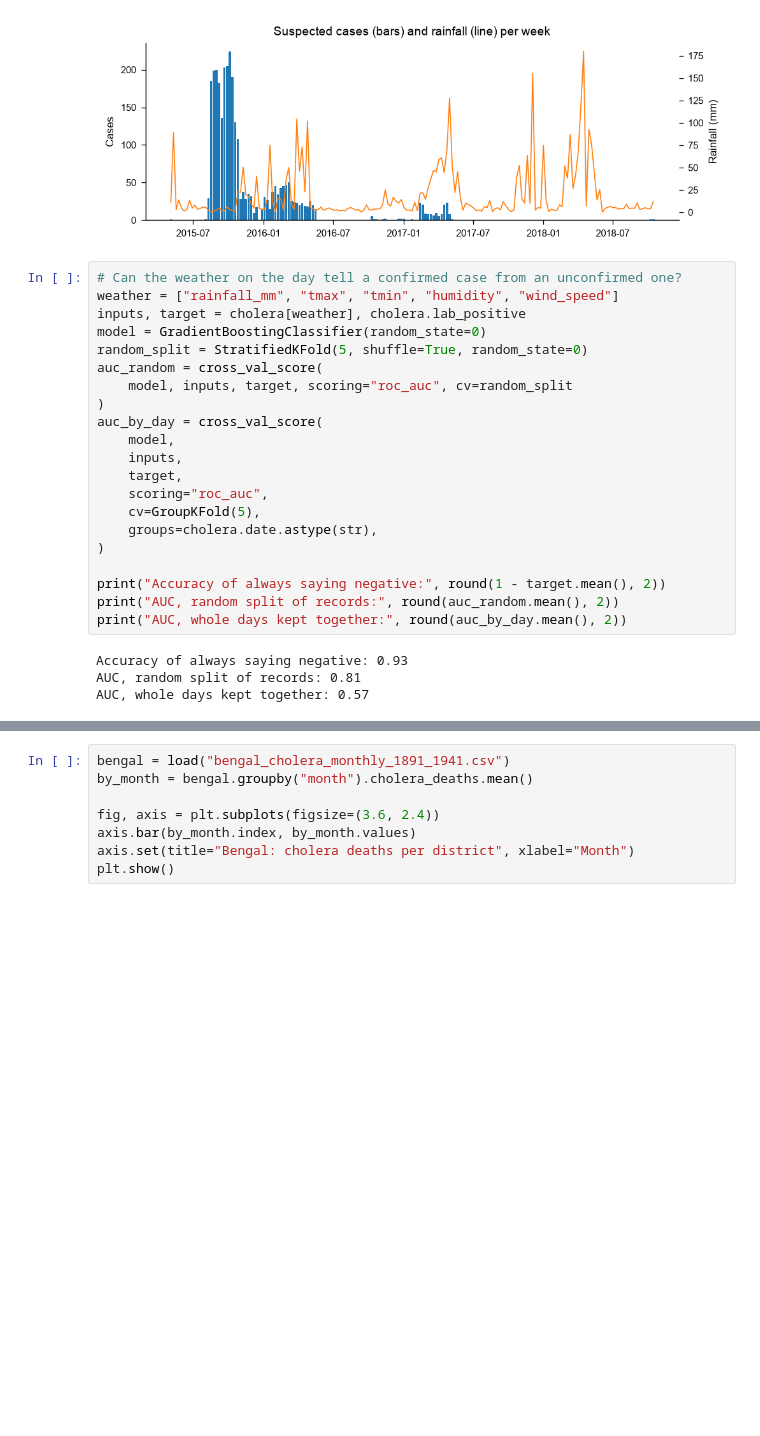
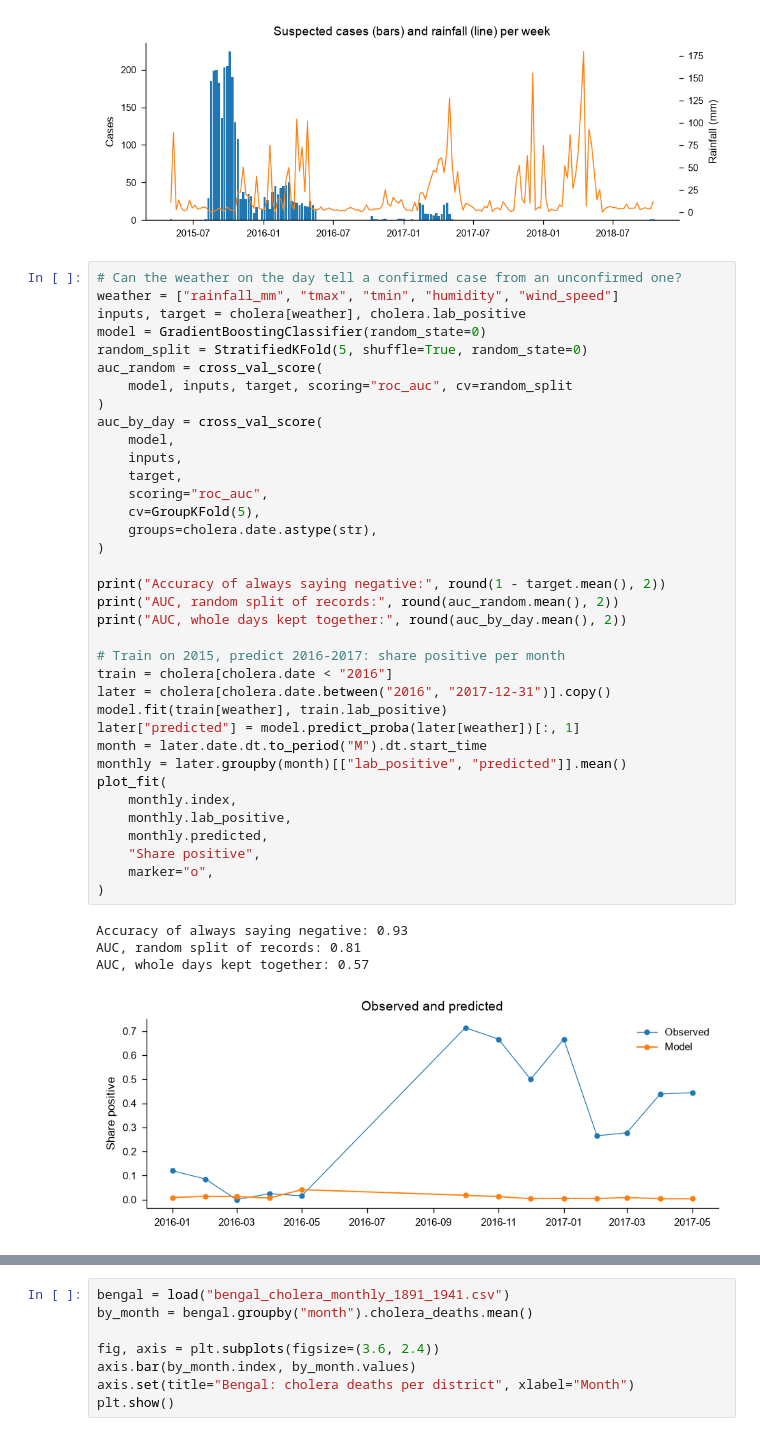
Before and after one commit to QuantitativeBiology/PlanetaryHealth_SystemsScience, a Jupyter notebook: PlanetaryHealth_Datasets.ipynb, the cells around one changed output, grey strips where cells are left out. Cells and saved outputs as stored; diff of their text form; blank space fills up the shorter version.

```diff
--- a/PlanetaryHealth_Datasets.ipynb
+++ b/PlanetaryHealth_Datasets.ipynb
@@ -283,28 +322,44 @@ plt.show()
 # %%
 # Can the weather on the day tell a confirmed case from an unconfirmed one?
 weather = ["rainfall_mm", "tmax", "tmin", "humidity", "wind_speed"]
 inputs, target = cholera[weather], cholera.lab_positive
 model = GradientBoostingClassifier(random_state=0)
 random_split = StratifiedKFold(5, shuffle=True, random_state=0)
 auc_random = cross_val_score(
     model, inputs, target, scoring="roc_auc", cv=random_split
 )
 auc_by_day = cross_val_score(
     model,
     inputs,
     target,
     scoring="roc_auc",
     cv=GroupKFold(5),
     groups=cholera.date.astype(str),
 )
 
 print("Accuracy of always saying negative:", round(1 - target.mean(), 2))
 print("AUC, random split of records:", round(auc_random.mean(), 2))
 print("AUC, whole days kept together:", round(auc_by_day.mean(), 2))
+
+# Train on 2015, predict 2016-2017: share positive per month
+train = cholera[cholera.date < "2016"]
+later = cholera[cholera.date.between("2016", "2017-12-31")].copy()
+model.fit(train[weather], train.lab_positive)
+later["predicted"] = model.predict_proba(later[weather])[:, 1]
+month = later.date.dt.to_period("M").dt.start_time
+monthly = later.groupby(month)[["lab_positive", "predicted"]].mean()
+plot_fit(
+    monthly.index,
+    monthly.lab_positive,
+    monthly.predicted,
+    "Share positive",
+    marker="o",
+)
 # %% [output]
 Accuracy of always saying negative: 0.93
 AUC, random split of records: 0.81
 AUC, whole days kept together: 0.57
+[figure, added]
 # %% [markdown]
 **Explore**
 1. A row is a person with symptoms. Can you compute population risk?
```
Also changed, not shown: parts of 12 cells of this notebook.
